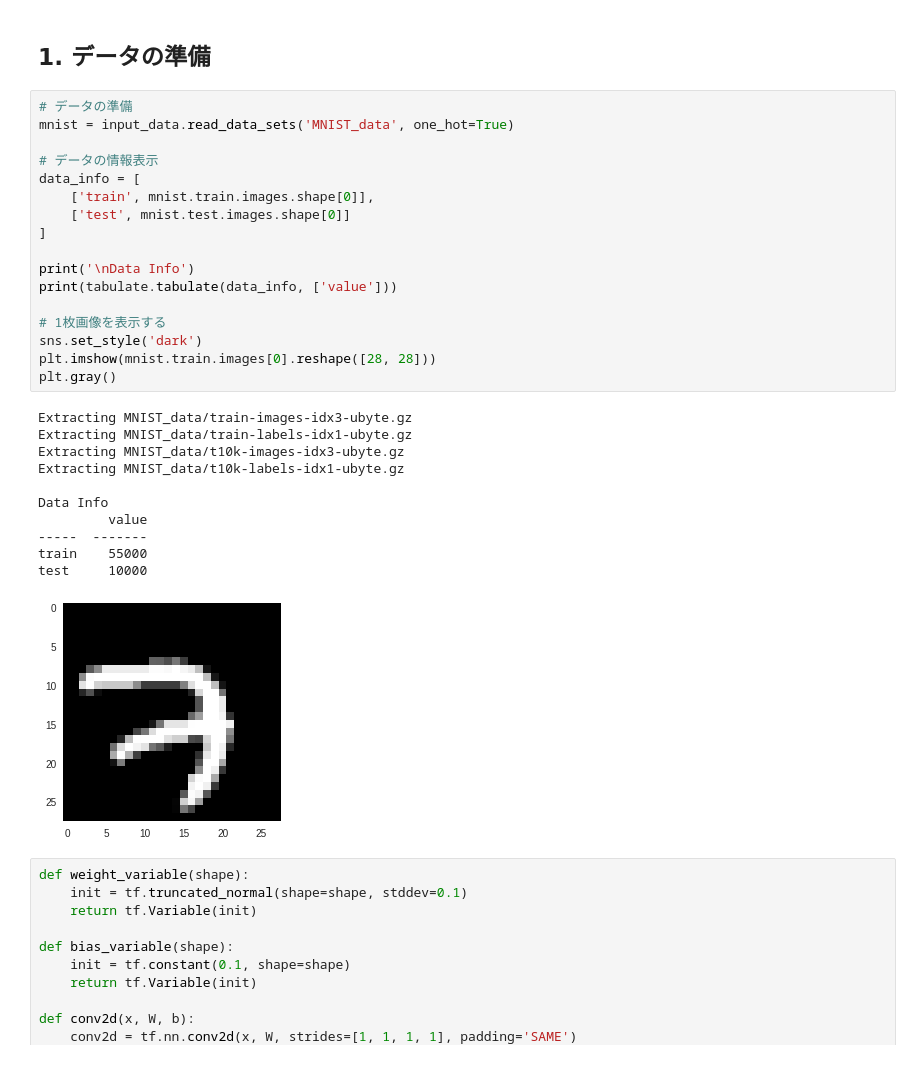
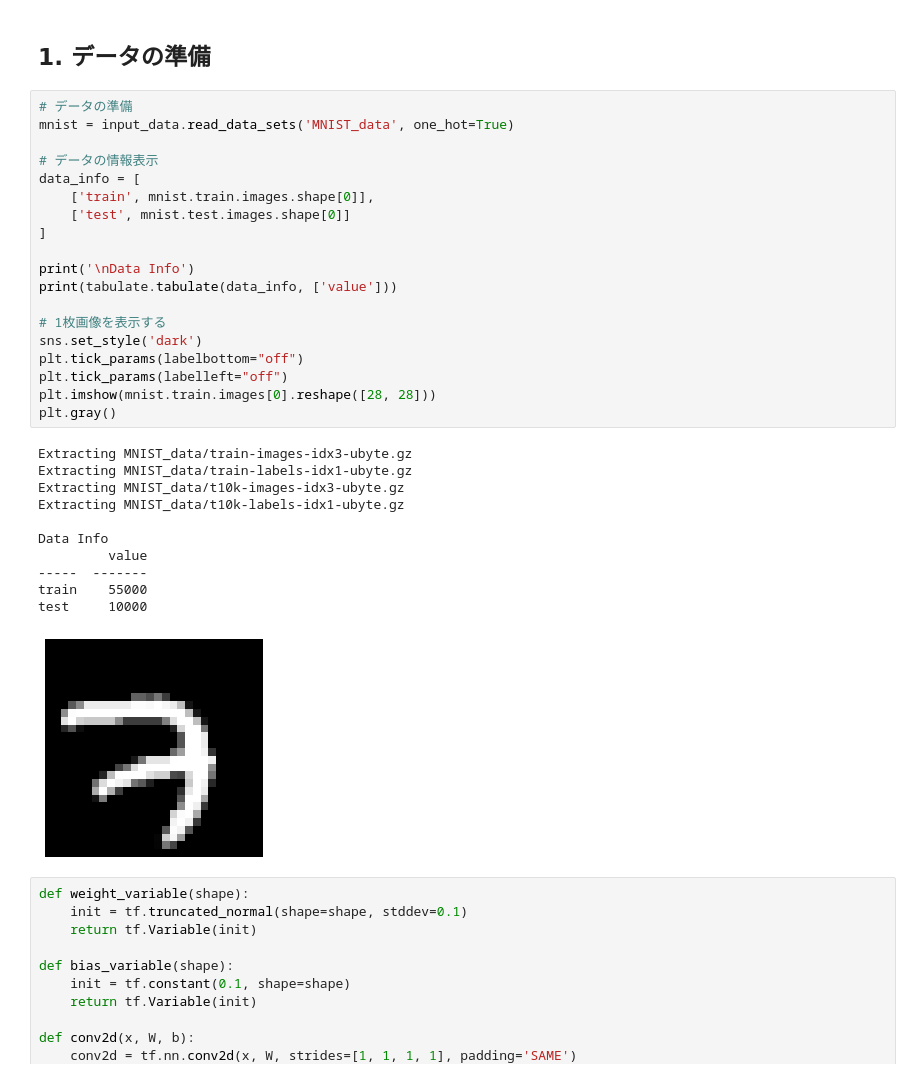
Before and after one commit to htamakos/deeplearning_tensorflow_demo, a Jupyter notebook: demo3.ipynb, the cells around one changed output. Saved outputs shown, nothing was run; the diff lists cells and outputs as text.

```diff
--- a/demo3.ipynb
+++ b/demo3.ipynb
@@ -16,32 +16,34 @@ from sklearn.model_selection import train_test_split
 # %%
 # データの準備
 mnist = input_data.read_data_sets('MNIST_data', one_hot=True)
 
 # データの情報表示
 data_info = [
     ['train', mnist.train.images.shape[0]],
     ['test', mnist.test.images.shape[0]]
 ]
 
 print('\nData Info')
 print(tabulate.tabulate(data_info, ['value']))
 
 # 1枚画像を表示する
 sns.set_style('dark')
+plt.tick_params(labelbottom="off")
+plt.tick_params(labelleft="off")
 plt.imshow(mnist.train.images[0].reshape([28, 28]))
 plt.gray()
 # %% [output]
 Extracting MNIST_data/train-images-idx3-ubyte.gz
 Extracting MNIST_data/train-labels-idx1-ubyte.gz
 Extracting MNIST_data/t10k-images-idx3-ubyte.gz
 Extracting MNIST_data/t10k-labels-idx1-ubyte.gz
 
 Data Info
          value
 -----  -------
 train    55000
 test     10000
-[figure, old version]
+[figure, new version]
 # %%
 def weight_variable(shape):
     init = tf.truncated_normal(shape=shape, stddev=0.1)
```
